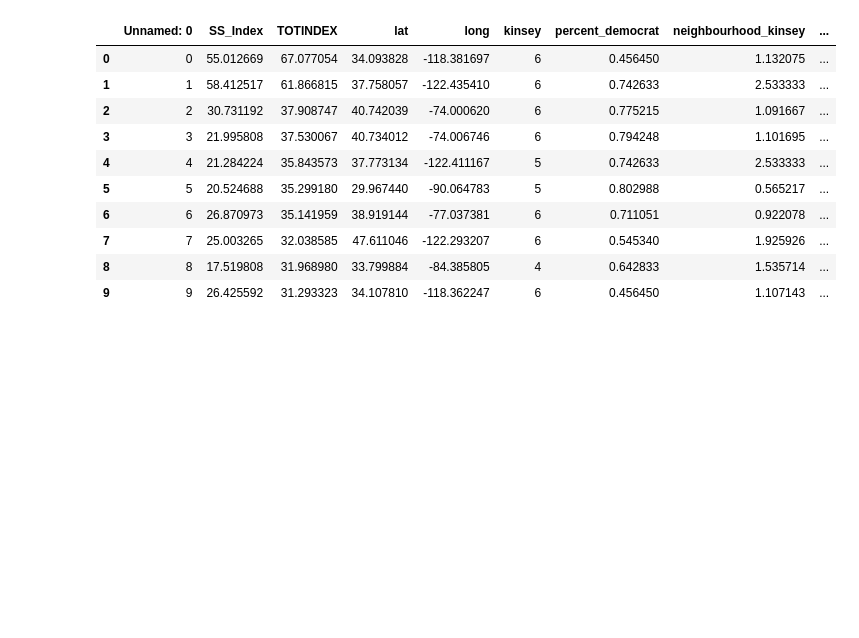
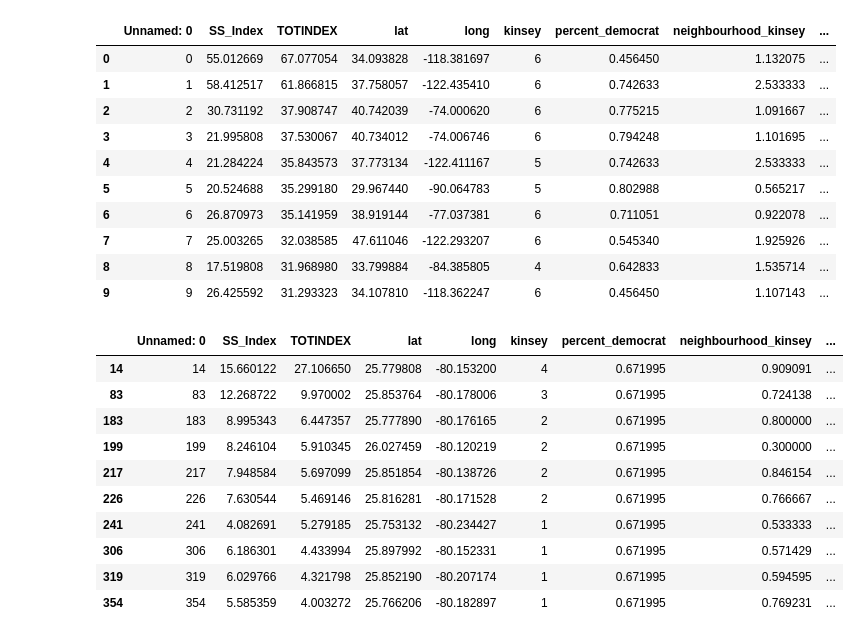
Before and after one commit to almsam/data-analysis-project-remastered, a Jupyter notebook: part 3 - political allignment.ipynb, the cells around one changed output. Cells and saved outputs as stored; diff of their text form; code cells hidden in the pictures; blank space fills up the shorter version.

```diff
--- a/part 3 - political allignment.ipynb
+++ b/part 3 - political allignment.ipynb
@@ -174,3 +174,17 @@ dfcity.head(10)
 | 7 | 7 | 25.003265 | 32.038585 | 47.611046 | -122.293207 | 6 | 0.545340 | 1.925926 | ... |
 | 8 | 8 | 17.519808 | 31.968980 | 33.799884 | -84.385805 | 4 | 0.642833 | 1.535714 | ... |
 | 9 | 9 | 26.425592 | 31.293323 | 34.107810 | -118.362247 | 6 | 0.456450 | 1.107143 | ... |
+# %%
+BostonDF = pd.DataFrame(dfcity.loc[dfcity['city'] == 'Miami' ]); BostonDF.head(10)
+# %% [output]
+|  | Unnamed: 0 | SS_Index | TOTINDEX | lat | long | kinsey | percent_democrat | neighbourhood_kinsey | ... |
+| 14 | 14 | 15.660122 | 27.106650 | 25.779808 | -80.153200 | 4 | 0.671995 | 0.909091 | ... |
+| 83 | 83 | 12.268722 | 9.970002 | 25.853764 | -80.178006 | 3 | 0.671995 | 0.724138 | ... |
+| 183 | 183 | 8.995343 | 6.447357 | 25.777890 | -80.176165 | 2 | 0.671995 | 0.800000 | ... |
+| 199 | 199 | 8.246104 | 5.910345 | 26.027459 | -80.120219 | 2 | 0.671995 | 0.300000 | ... |
+| 217 | 217 | 7.948584 | 5.697099 | 25.851854 | -80.138726 | 2 | 0.671995 | 0.846154 | ... |
+| 226 | 226 | 7.630544 | 5.469146 | 25.816281 | -80.171528 | 2 | 0.671995 | 0.766667 | ... |
+| 241 | 241 | 4.082691 | 5.279185 | 25.753132 | -80.234427 | 1 | 0.671995 | 0.533333 | ... |
+| 306 | 306 | 6.186301 | 4.433994 | 25.897992 | -80.152331 | 1 | 0.671995 | 0.571429 | ... |
+| 319 | 319 | 6.029766 | 4.321798 | 25.852190 | -80.207174 | 1 | 0.671995 | 0.594595 | ... |
+| 354 | 354 | 5.585359 | 4.003272 | 25.766206 | -80.182897 | 1 | 0.671995 | 0.769231 | ... |
```
Also changed, not shown: parts of 2 cells of this notebook.
